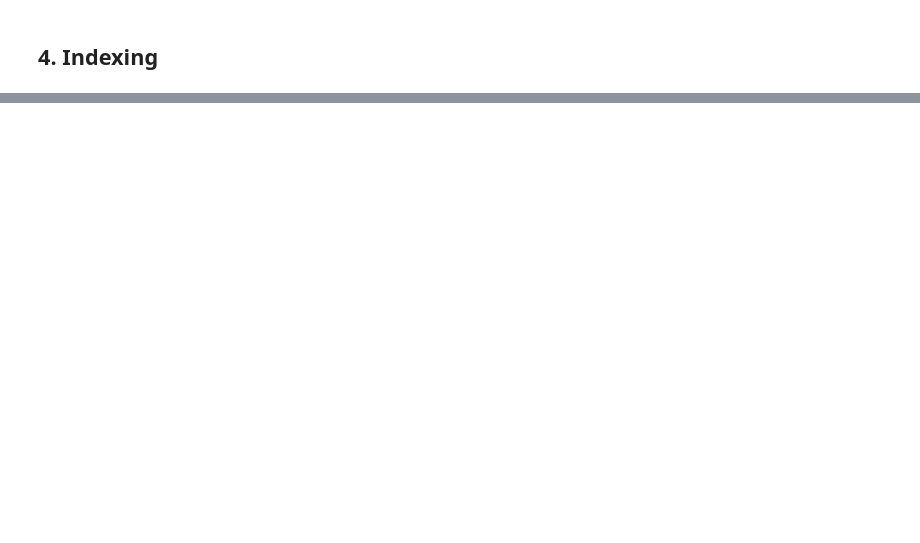
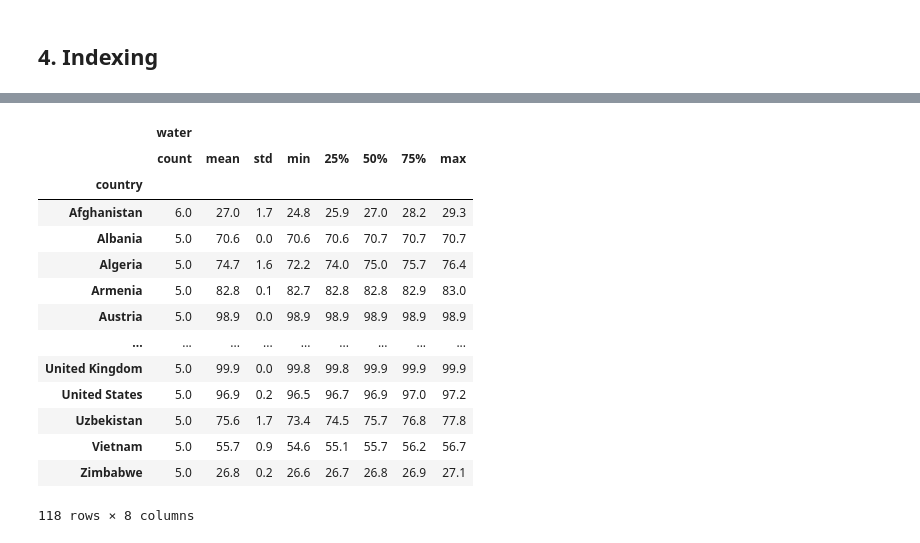
Before and after one commit to TatianaNinoo/Data_visualization, a Jupyter notebook: 06_Data_Frame.ipynb, the cells around one changed output, grey strips where cells are left out. Cells and saved outputs as stored; diff of their text form; code cells hidden in the pictures; blank space fills up the shorter version.

```diff
--- a/06_Data_Frame.ipynb
+++ b/06_Data_Frame.ipynb
@@ -135,0 +281,19 @@ l2.head()
+# %%
+# By index
+l2[['water']].groupby('country').describe().applymap(lambda x:'{:.1f}'.format(x))
+# %% [output]
+|  | water |  |  |  |  |  |  |  |
+|  | count | mean | std | min | 25% | 50% | 75% | max |
+| country |  |  |  |  |  |  |  |  |
+| Afghanistan | 6.0 | 27.0 | 1.7 | 24.8 | 25.9 | 27.0 | 28.2 | 29.3 |
+| Albania | 5.0 | 70.6 | 0.0 | 70.6 | 70.6 | 70.7 | 70.7 | 70.7 |
+| Algeria | 5.0 | 74.7 | 1.6 | 72.2 | 74.0 | 75.0 | 75.7 | 76.4 |
+| Armenia | 5.0 | 82.8 | 0.1 | 82.7 | 82.8 | 82.8 | 82.9 | 83.0 |
+| Austria | 5.0 | 98.9 | 0.0 | 98.9 | 98.9 | 98.9 | 98.9 | 98.9 |
+| ... | ... | ... | ... | ... | ... | ... | ... | ... |
+| United Kingdom | 5.0 | 99.9 | 0.0 | 99.8 | 99.8 | 99.9 | 99.9 | 99.9 |
+| United States | 5.0 | 96.9 | 0.2 | 96.5 | 96.7 | 96.9 | 97.0 | 97.2 |
+| Uzbekistan | 5.0 | 75.6 | 1.7 | 73.4 | 74.5 | 75.7 | 76.8 | 77.8 |
+| Vietnam | 5.0 | 55.7 | 0.9 | 54.6 | 55.1 | 55.7 | 56.2 | 56.7 |
+| Zimbabwe | 5.0 | 26.8 | 0.2 | 26.6 | 26.7 | 26.8 | 26.9 | 27.1 |
+118 rows × 8 columns
```
Also changed, not shown: parts of 29 cells of this notebook.
